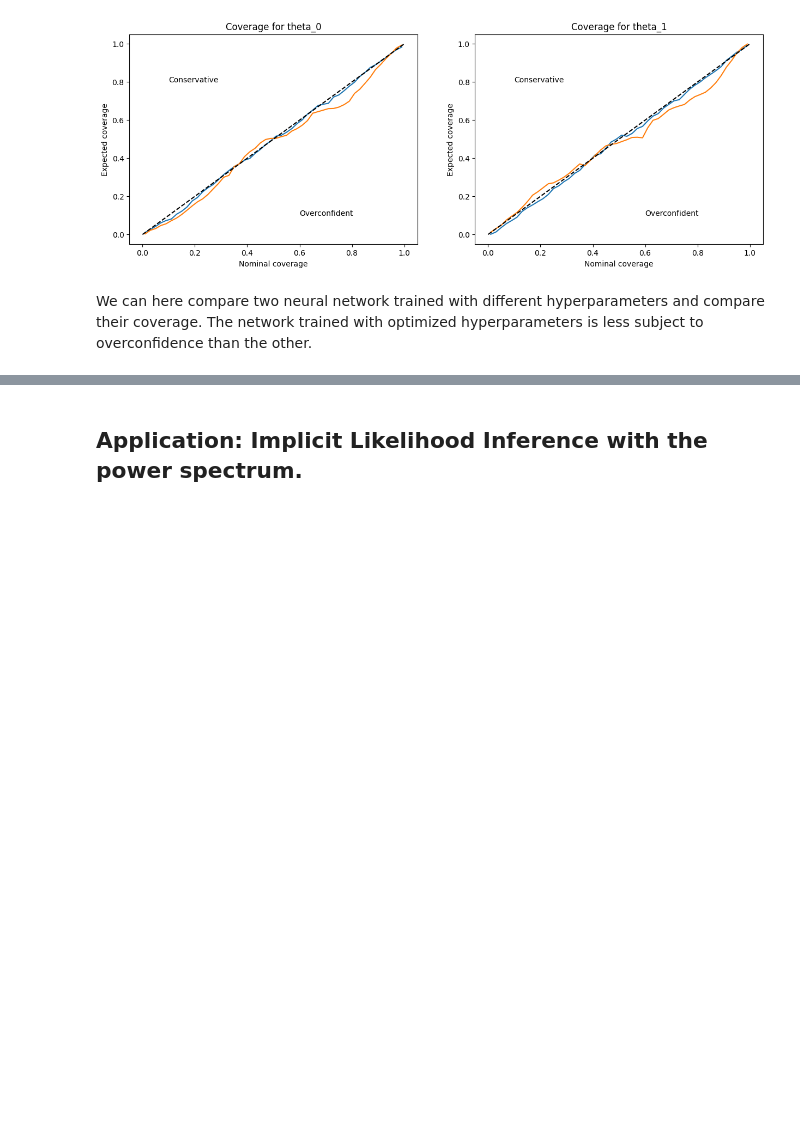
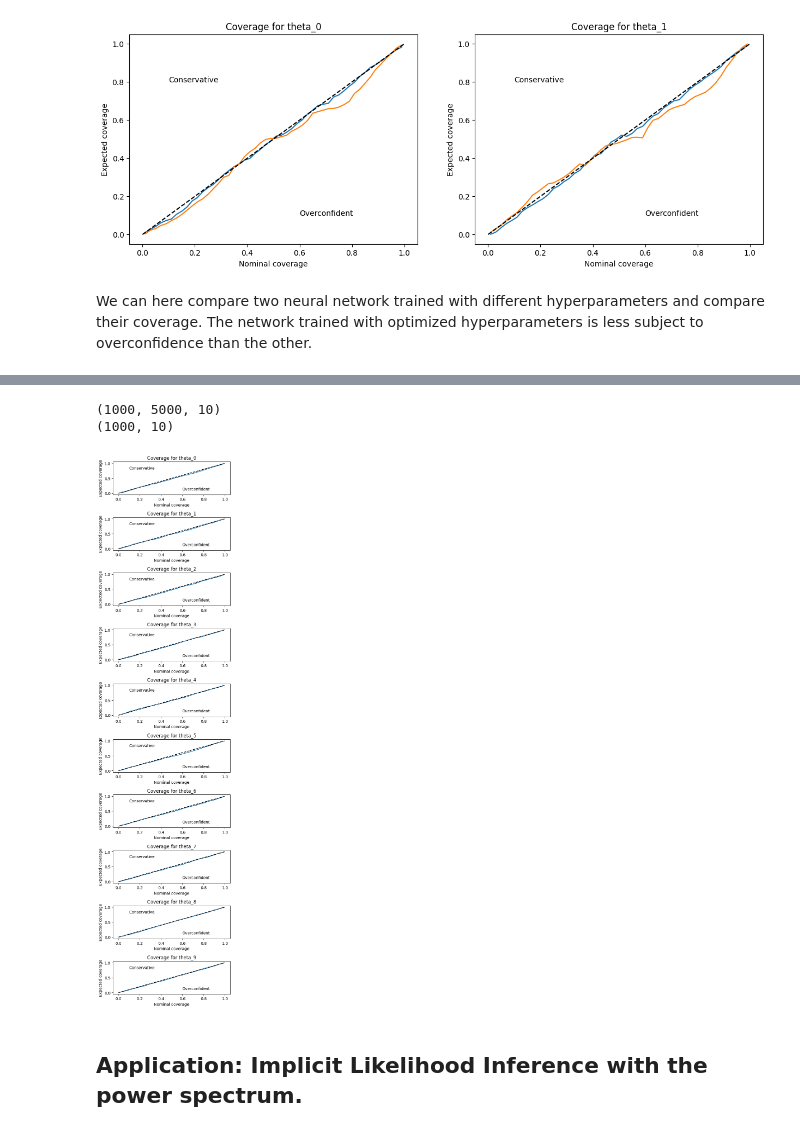
Before and after one commit to sachaguer/jaxili, a Jupyter notebook: notebooks/jaxili_tutorial.ipynb, the cells around one changed output, grey strips where cells are left out. Cells and saved outputs as stored; diff of their text form; code cells hidden in the pictures; blank space fills up the shorter version.

```diff
--- a/notebooks/jaxili_tutorial.ipynb
+++ b/notebooks/jaxili_tutorial.ipynb
@@ -992,3 +1128,61 @@ We can here compare two neural network trained with different hyperparameters an
+# %%
+#Generate samples
+n_test = 1000
+n_samples = 5000
+
+random_index = np.random.permutation(test_set_size)[:n_test]
+samples = jnp.array([jnp.zeros((n_samples, dim_truth))])
+
+key = jax.random.PRNGKey(0)
+
+progress_bar = tqdm(total=n_test, desc="Samples from test case", unit="tests")
+
+for index in random_index:
+    progress_bar.update(1)
+    theta, obs = test_set.__getitem__(index)
+    key, subkey = jax.random.split(key)
+
+    samples_i = model.sample(jnp.array([obs]), num_samples=n_samples, key=subkey)
+    samples_i = jnp.reshape(samples_i, (1, -1, dim_truth))
+    samples = jnp.vstack([samples, samples_i])
+
+progress_bar.close()
+
+samples = np.array(samples[1:])
+print(samples.shape)
+params_test = np.array([test_set.__getitem__(index)[0] for index in random_index])
+print(params_test.shape)
+
+p_nominals = np.linspace(0.01, 0.99, 50)
+contains_true = np.zeros((dim_truth, n_test, len(p_nominals)))
+
+for i_param in range(dim_truth): #Iterate on the number of parameters
+    progress_bar = tqdm(total=n_test, desc=f"Parameter {i_param}", unit="tests")
+    for i, sample in enumerate(samples[:,:,i_param]):
+        for j, p_nominal in enumerate(p_nominals):
+            hdi_min, hdi_max = hpd(sample, credible_mass=p_nominal)
+            if hdi_min < params_test[i, i_param] < hdi_max:
+                contains_true[i_param, i, j] = 1
+        progress_bar.update(1)
+    progress_bar.close()
+# %% [output]
+(1000, 5000, 10)
+(1000, 10)
+# %%
+fig, ax = plt.subplots(dim_truth, 1, figsize=(5, 20))
+
+for i in range(dim_truth):
+    ax[i].plot(p_nominals, contains_true[i].sum(0) / n_test)
+    ax[i].text(0.1, 0.8, "Conservative")
+    ax[i].text(0.6, 0.1, "Overconfident")
+    ax[i].plot([0, 1], [0, 1], color="black", linestyle="--")
+    ax[i].set_xlabel("Nominal coverage")
+    ax[i].set_ylabel("Expected coverage")
+    ax[i].set_title(f"Coverage for theta_{i}")
+
+fig.tight_layout()
+# %% [output]
+[figure, added]
 # %% [markdown]
 ## Application: Implicit Likelihood Inference with the power spectrum.
 # %% [markdown]
```
Also changed, not shown: parts of 9 cells of this notebook, 4 other files.
